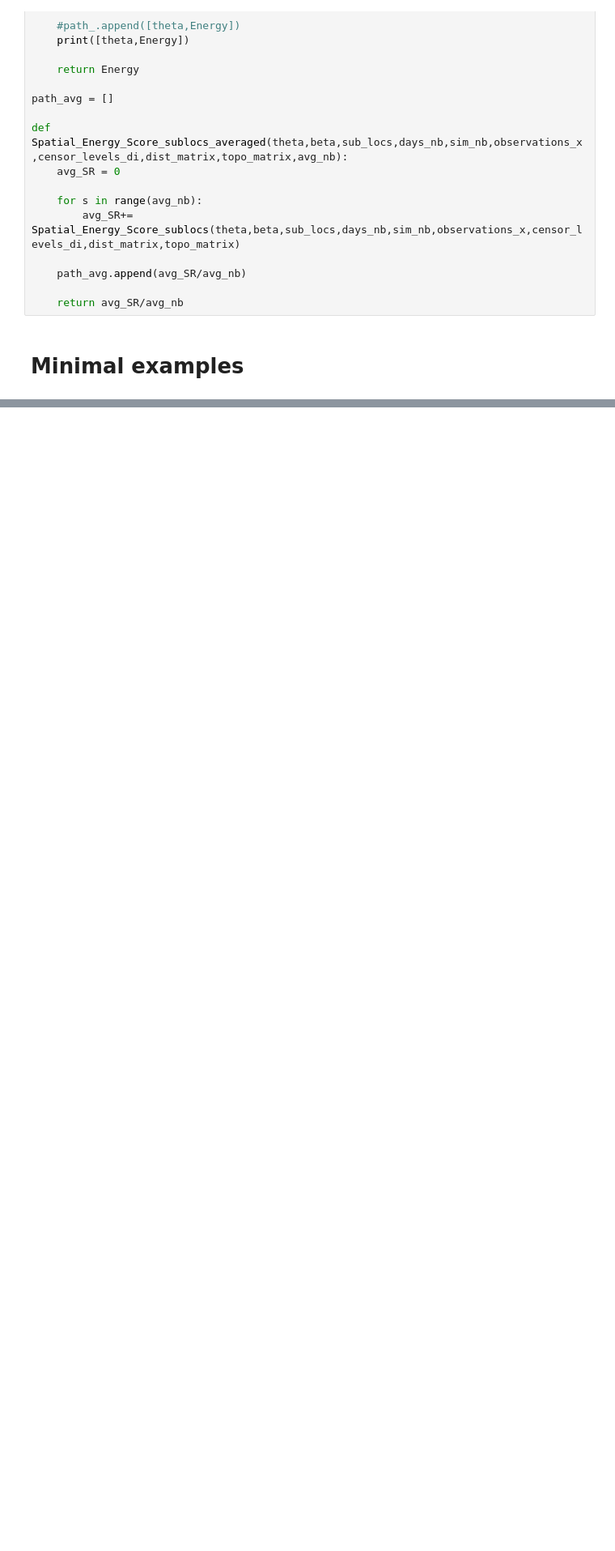
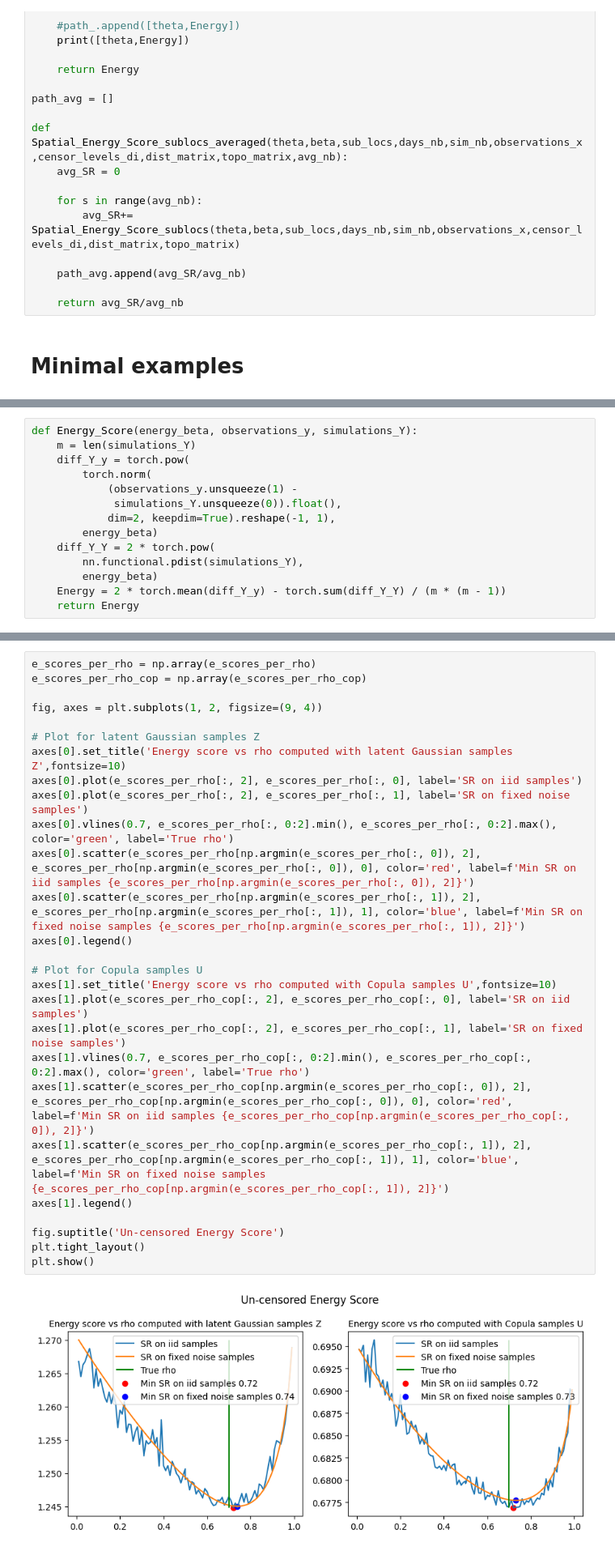
Before and after one commit to Huk-David/SpaDep_VCop, a Jupyter notebook: body/NEW_SR_estimation.ipynb, the cells around one changed output, grey strips where cells are left out. Shown at 81% size. Cells and saved outputs as stored; diff of their text form; blank space fills up the shorter version.

```diff
--- a/body/NEW_SR_estimation.ipynb
+++ b/body/NEW_SR_estimation.ipynb
@@ -79,0 +84,14 @@ def Spatial_Energy_Score_sublocs_averaged(theta,beta,sub_locs,days_nb,sim_nb,obs
+# %%
+def Energy_Score(energy_beta, observations_y, simulations_Y):
+    m = len(simulations_Y)
+    diff_Y_y = torch.pow(
+        torch.norm(
+            (observations_y.unsqueeze(1) -
+             simulations_Y.unsqueeze(0)).float(),
+            dim=2, keepdim=True).reshape(-1, 1),
+        energy_beta)
+    diff_Y_Y = 2 * torch.pow(
+        nn.functional.pdist(simulations_Y),
+        energy_beta)
+    Energy = 2 * torch.mean(diff_Y_y) - torch.sum(diff_Y_Y) / (m * (m - 1))
+    return Energy
@@ -96,0 +156,29 @@ plt.show()
+# %%
+e_scores_per_rho = np.array(e_scores_per_rho)
+e_scores_per_rho_cop = np.array(e_scores_per_rho_cop)
+
+fig, axes = plt.subplots(1, 2, figsize=(9, 4))
+
+# Plot for latent Gaussian samples Z
+axes[0].set_title('Energy score vs rho computed with latent Gaussian samples Z',fontsize=10)
+axes[0].plot(e_scores_per_rho[:, 2], e_scores_per_rho[:, 0], label='SR on iid samples')
+axes[0].plot(e_scores_per_rho[:, 2], e_scores_per_rho[:, 1], label='SR on fixed noise samples')
+axes[0].vlines(0.7, e_scores_per_rho[:, 0:2].min(), e_scores_per_rho[:, 0:2].max(), color='green', label='True rho')
+axes[0].scatter(e_scores_per_rho[np.argmin(e_scores_per_rho[:, 0]), 2], e_scores_per_rho[np.argmin(e_scores_per_rho[:, 0]), 0], color='red', label=f'Min SR on iid samples {e_scores_per_rho[np.argmin(e_scores_per_rho[:, 0]), 2]}')
+axes[0].scatter(e_scores_per_rho[np.argmin(e_scores_per_rho[:, 1]), 2], e_scores_per_rho[np.argmin(e_scores_per_rho[:, 1]), 1], color='blue', label=f'Min SR on fixed noise samples {e_scores_per_rho[np.argmin(e_scores_per_rho[:, 1]), 2]}')
+axes[0].legend()
+
+# Plot for Copula samples U
+axes[1].set_title('Energy score vs rho computed with Copula samples U',fontsize=10)
+axes[1].plot(e_scores_per_rho_cop[:, 2], e_scores_per_rho_cop[:, 0], label='SR on iid samples')
+axes[1].plot(e_scores_per_rho_cop[:, 2], e_scores_per_rho_cop[:, 1], label='SR on fixed noise samples')
+axes[1].vlines(0.7, e_scores_per_rho_cop[:, 0:2].min(), e_scores_per_rho_cop[:, 0:2].max(), color='green', label='True rho')
+axes[1].scatter(e_scores_per_rho_cop[np.argmin(e_scores_per_rho_cop[:, 0]), 2], e_scores_per_rho_cop[np.argmin(e_scores_per_rho_cop[:, 0]), 0], color='red', label=f'Min SR on iid samples {e_scores_per_rho_cop[np.argmin(e_scores_per_rho_cop[:, 0]), 2]}')
+axes[1].scatter(e_scores_per_rho_cop[np.argmin(e_scores_per_rho_cop[:, 1]), 2], e_scores_per_rho_cop[np.argmin(e_scores_per_rho_cop[:, 1]), 1], color='blue', label=f'Min SR on fixed noise samples {e_scores_per_rho_cop[np.argmin(e_scores_per_rho_cop[:, 1]), 2]}')
+axes[1].legend()
+
+fig.suptitle('Un-censored Energy Score')
+plt.tight_layout()
+plt.show()
+# %% [output]
+[figure, added]
```
Also changed, not shown: parts of 17 cells of this notebook.
